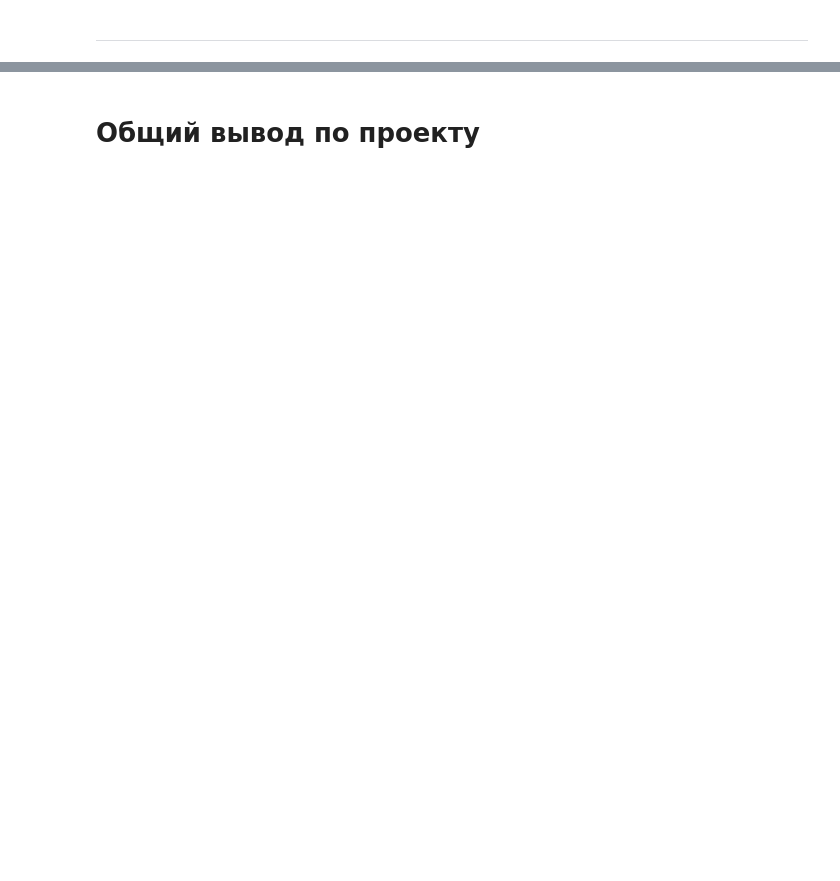
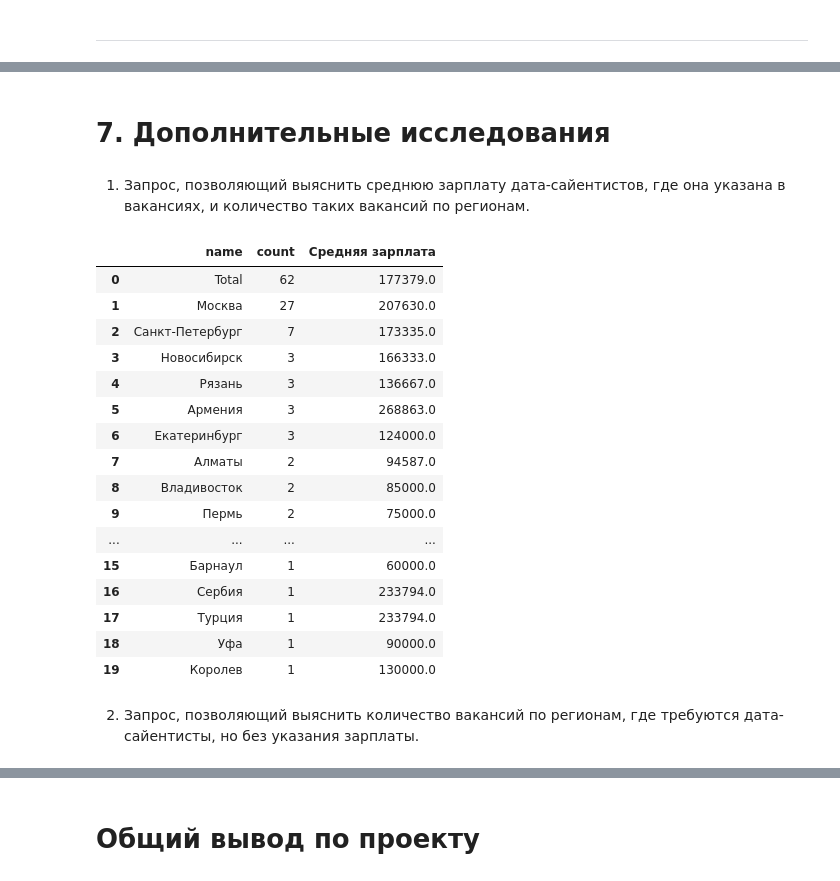
Before and after one commit to V3ence/DS_education, a Jupyter notebook: project_2/Project_2_Ноутбук_шаблон.ipynb, the cells around one changed output, grey strips where cells are left out. Cells and saved outputs as stored; diff of their text form; code cells hidden in the pictures; blank space fills up the shorter version.

```diff
--- a/project_2/Project_2_Ноутбук_шаблон.ipynb
+++ b/project_2/Project_2_Ноутбук_шаблон.ipynb
@@ -575,0 +762,68 @@ print(df6_6)
+# %% [markdown]
+# 7. Дополнительные исследования
+# %% [markdown]
+1. Запрос, позволяющий выяснить среднюю зарплату дата-сайентистов, где она указана в вакансиях, и количество таких вакансий по регионам.
+# %%
+query_7_1 = f'''
+SELECT a.name,
+    COUNT(*),
+    ROUND(AVG(COALESCE((salary_from + salary_to)/2, salary_from, salary_to))) "Средняя зарплата"
+FROM vacancies v
+    JOIN areas a ON v.area_id = a.id
+WHERE
+    (v.name ILIKE '%data scientist%'
+    OR v.name ILIKE '%data science%'
+    OR v.name ILIKE '%исследователь данных%'
+    OR (v.name LIKE '%ML%' AND v.name NOT ILIKE '%HTML%')
+    OR v.name ILIKE '%machine learning%'
+    OR v.name ILIKE '%машинн%обучен%'
+    )
+    AND
+    (salary_from IS NOT NULL
+    OR salary_to IS NOT NULL)
+GROUP BY 1
+
+UNION ALL
+
+SELECT 'Total',
+    COUNT(*),
+    ROUND(AVG(COALESCE((salary_from + salary_to)/2, salary_from, salary_to))) "Средняя зарплата"
+FROM vacancies v
+    JOIN areas a ON v.area_id = a.id
+WHERE
+    (v.name ILIKE '%data scientist%'
+    OR v.name ILIKE '%data science%'
+    OR v.name ILIKE '%исследователь данных%'
+    OR (v.name LIKE '%ML%' AND v.name NOT ILIKE '%HTML%')
+    OR v.name ILIKE '%machine learning%'
+    OR v.name ILIKE '%машинн%обучен%'
+    )
+    AND
+    (salary_from IS NOT NULL
+    OR salary_to IS NOT NULL)
+
+ORDER BY 2 DESC
+'''
+# %%
+df7_1 = pd.read_sql_query(query_7_1, connection)
+display(df7_1)
+# %% [output]
+|  | name | count | Средняя зарплата |
+| 0 | Total | 62 | 177379.0 |
+| 1 | Москва | 27 | 207630.0 |
+| 2 | Санкт-Петербург | 7 | 173335.0 |
+| 3 | Новосибирск | 3 | 166333.0 |
+| 4 | Рязань | 3 | 136667.0 |
+| 5 | Армения | 3 | 268863.0 |
+| 6 | Екатеринбург | 3 | 124000.0 |
+| 7 | Алматы | 2 | 94587.0 |
+| 8 | Владивосток | 2 | 85000.0 |
+| 9 | Пермь | 2 | 75000.0 |
+| ... | ... | ... | ... |
+| 15 | Барнаул | 1 | 60000.0 |
+| 16 | Сербия | 1 | 233794.0 |
+| 17 | Турция | 1 | 233794.0 |
+| 18 | Уфа | 1 | 90000.0 |
+| 19 | Королев | 1 | 130000.0 |
+# %% [markdown]
+2. Запрос, позволяющий выяснить количество вакансий по регионам, где требуются дата-сайентисты, но без указания зарплаты.
```
Also changed, not shown: parts of 65 cells of this notebook.
